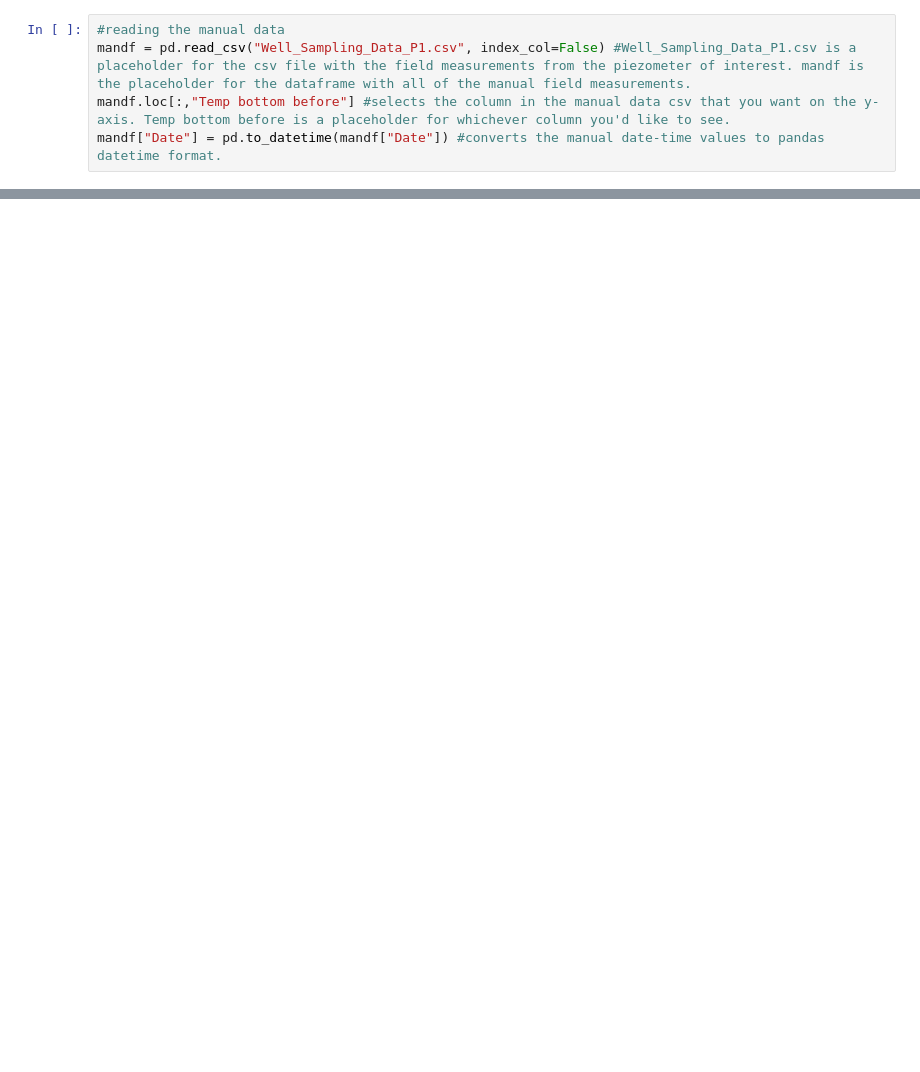
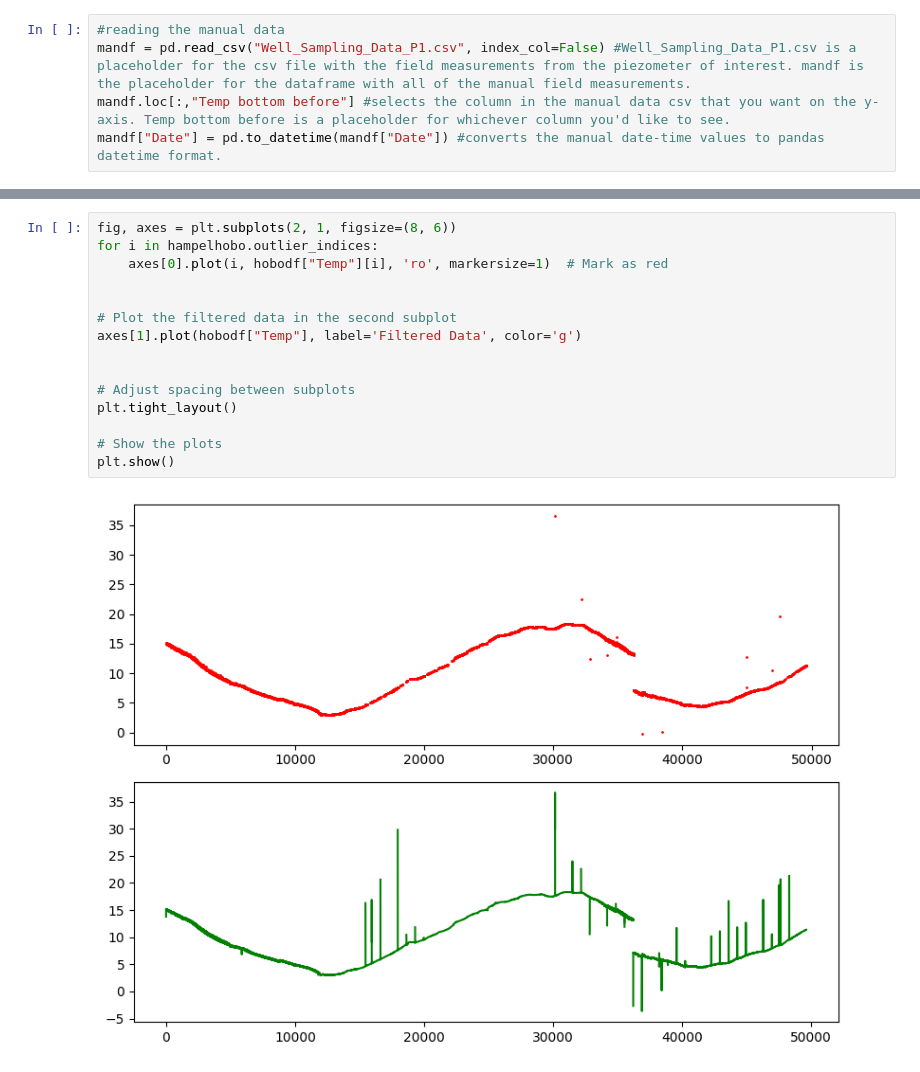
Before and after one commit to sauron-245/summer_26, a Jupyter notebook: summer 2026/GenericTESTBell2026.ipynb, the cells around one changed output, grey strips where cells are left out. Cells and saved outputs as stored; diff of their text form; blank space fills up the shorter version.

```diff
--- a/summer 2026/GenericTESTBell2026.ipynb
+++ b/summer 2026/GenericTESTBell2026.ipynb
@@ -59,0 +55,17 @@ plt.show()
+# %%
+fig, axes = plt.subplots(2, 1, figsize=(8, 6))
+for i in hampelhobo.outlier_indices:
+    axes[0].plot(i, hobodf["Temp"][i], 'ro', markersize=1)  # Mark as red
+
+
+# Plot the filtered data in the second subplot
+axes[1].plot(hobodf["Temp"], label='Filtered Data', color='g')
+
+
+# Adjust spacing between subplots
+plt.tight_layout()
+
+# Show the plots
+plt.show()
+# %% [output]
+[figure, added]
```
Also changed, not shown: parts of 8 cells of this notebook, 1 other file.
